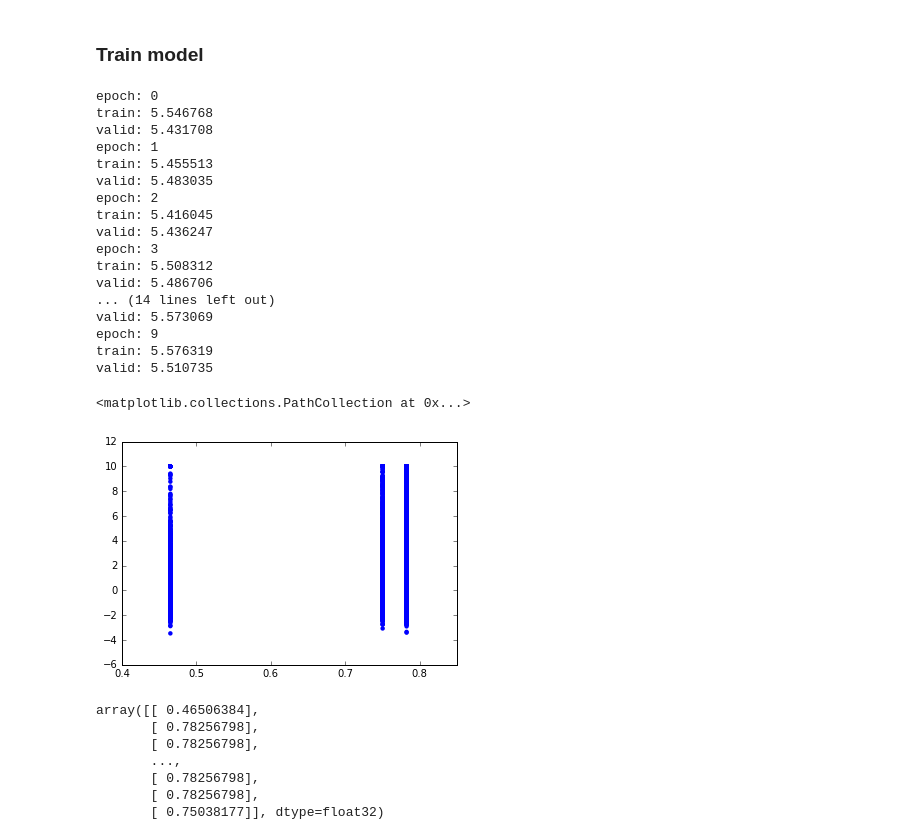
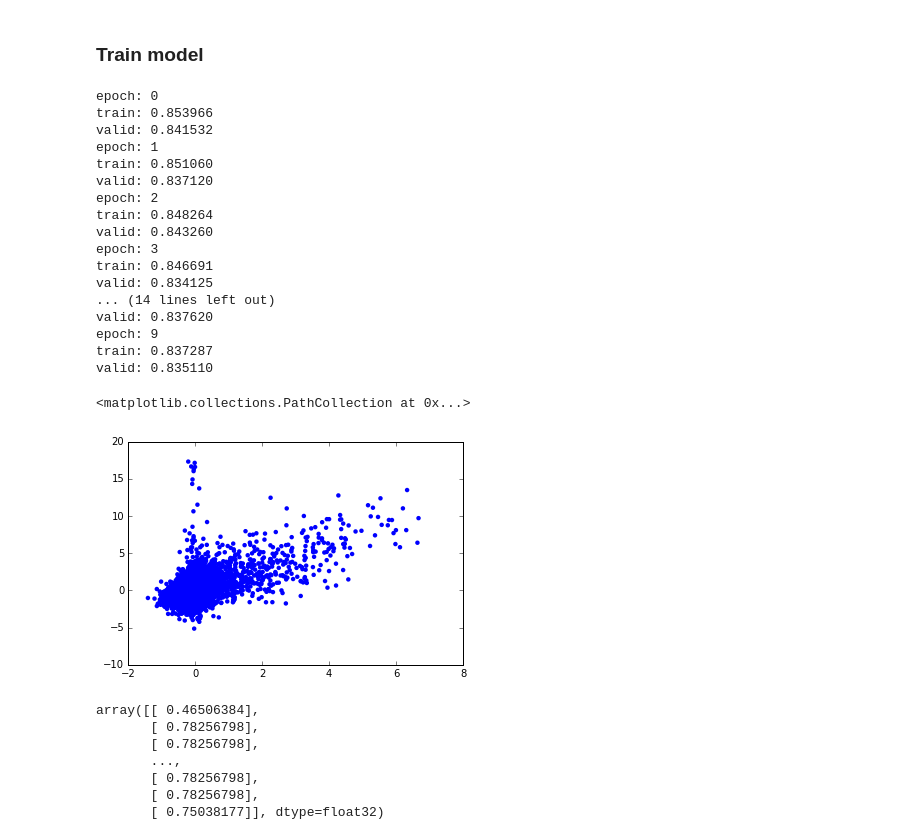
Before and after one commit to p-koo/theanomics, a Jupyter notebook: notebook/RNAcompete.ipynb, the cells around one changed output. Drawn from its saved outputs; the diff is of its cells as text; code cells hidden in the pictures.

```diff
--- a/notebook/RNAcompete.ipynb
+++ b/notebook/RNAcompete.ipynb
@@ -125,22 +150,27 @@ get_output_shape(net['output'])
 # %% [markdown]
 ### Build generalized least squares cost function
 # %%
-# train cost function
-decorrelate = False
+decorrelate = True
 prediction = get_output(net['output'])
 if decorrelate:
+    # train cost function
     train_loss = GLS_cost(prediction, target_var, Linv)
+
+    # test cost function
+    valid_prediction = get_output(net['output'], deterministic=True)
+    valid_loss = GLS_cost(valid_prediction, target_var, Linv)
 else:
+    # train cost function
     train_loss = objectives.squared_error(prediction, target_var)
     train_loss = train_loss.mean()
 
-# test cost function
-valid_prediction = get_output(net['output'], deterministic=True)
-valid_loss = OLS_cost(valid_prediction, target_var)
+    # test cost function
+    valid_prediction = get_output(net['output'], deterministic=True)
+    valid_loss = GLS_cost(valid_prediction, target_var)
 
 # updates
 params = get_all_params(net['output'], trainable=True)
-update_op = updates.nesterov_momentum(train_loss, params, learning_rate=0.001, momentum=0.9)
+update_op = updates.adam(train_loss, params, learning_rate=0.001)
 
 # compile theano function
 train_fun = theano.function([input_var, target_var], train_loss, updates=update_op)
@@ -151,15 +181,16 @@ valid_fun = theano.function([input_var, target_var], [valid_loss, valid_predicti
 def batch_generator(X, y, N):
     while True:
         idx = np.random.choice(len(y), N)
-        yield X[idx].astype('float32'), np.expand_dims(y[idx].astype('float32'), axis=1)
+        #yield X[idx].astype('float32'), np.expand_dims(y[idx].astype('float32'), axis=1)
+        yield X[idx].astype('float32'), y[idx].astype('float32')
 
 index=35
 batch_size = 128
 num_train_batches = len(train[0]) // batch_size
-train_batches = batch_generator(train[0], train[1][:,index], batch_size)
+train_batches = batch_generator(train[0], train[1], batch_size)
 
 num_valid_batches = len(valid[0]) // batch_size
-valid_batches = batch_generator(valid[0], valid[1][:,index], batch_size)
+valid_batches = batch_generator(valid[0], valid[1], batch_size)
 
 num_epochs = 10
 for epoch in range(num_epochs):
@@ -167,6 +198,7 @@ for epoch in range(num_epochs):
     ave_loss = 0
     for i in range(num_train_batches):
         X_batch, y_batch = next(train_batches)
+
         train_loss = train_fun(X_batch, y_batch)
         ave_loss += train_loss
     print("train: %f" % (ave_loss/num_train_batches))
@@ -179,32 +211,39 @@ for epoch in range(num_epochs):
     print("valid: %f" % (ave_loss/num_valid_batches))
 # %% [output]
 epoch: 0
-train: 5.546768
-valid: 5.431708
+train: 0.853966
+valid: 0.841532
 epoch: 1
-train: 5.455513
-valid: 5.483035
+train: 0.851060
+valid: 0.837120
 epoch: 2
-train: 5.416045
-valid: 5.436247
+train: 0.848264
+valid: 0.843260
 epoch: 3
-train: 5.508312
-valid: 5.486706
+train: 0.846691
+valid: 0.834125
 ... (14 lines left out)
-valid: 5.573069
+valid: 0.837620
 epoch: 9
-train: 5.576319
-valid: 5.510735
+train: 0.837287
+valid: 0.835110
 # %%
-index=1
-y = np.expand_dims(test[1][:,index].astype('float32'), axis=1)
+#y = np.expand_dims(test[1][:,index].astype('float32'), axis=1)
+y = test[1].astype('float32')
 test_loss, test_prediction = valid_fun(test[0].astype(np.float32), y)
-# %%
-plt.figure()
-plt.scatter(test_prediction ,y, edgecolor = 'none')
-# %% [output]
-<matplotlib.collections.PathCollection at 0x...>
-[figure, removed]
+# %%
+test_prediction = np.dot(Linv, test_prediction.T).T
+y = np.dot(Linv, y.T).T
+# %%
+index=109
+plt.figure()
+#plt.scatter(test_prediction ,y, edgecolor = 'none')
+plt.scatter(test_prediction[:,index] ,y[:,index], edgecolor = 'none')
+#plt.xlim(-5, 15)
+#plt.ylim(-5,15)
+# %% [output]
+<matplotlib.collections.PathCollection at 0x...>
+[figure, added]
 # %%
 test_prediction
 # %% [output]
```
Also changed, not shown: parts of 5 cells of this notebook, 36 other files.
